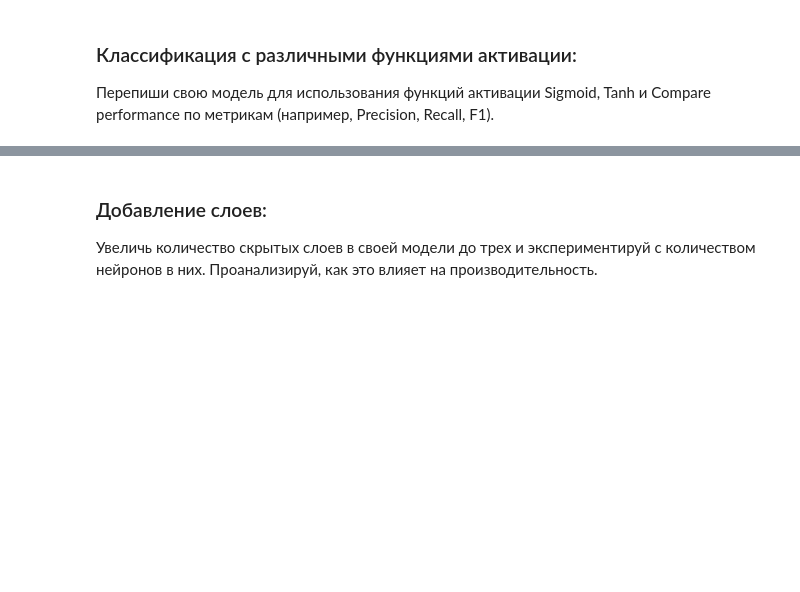
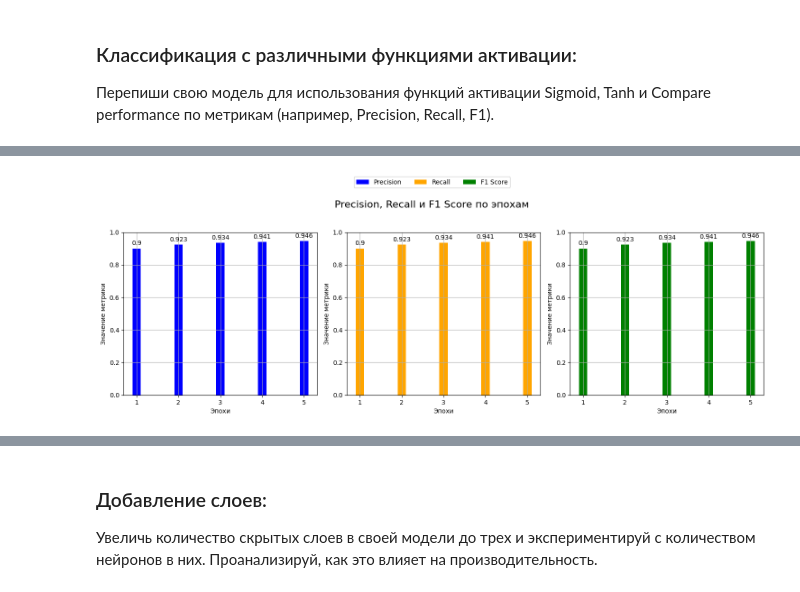
Before and after one commit to makea2018/Pytorch-Learning, a Jupyter notebook: notebooks/module_2.ipynb, the cells around one changed output, grey strips where cells are left out. Cells and saved outputs as stored; diff of their text form; code cells hidden in the pictures; blank space fills up the shorter version.

```diff
--- a/notebooks/module_2.ipynb
+++ b/notebooks/module_2.ipynb
@@ -232,0 +446,5 @@ print('Обучение завершено!')
+# %%
+# Метрики SigmoidNN
+plot_metrics(sigm_results, 5)
+# %% [output]
+[figure, added]
```
Also changed, not shown: parts of 22 cells of this notebook.
